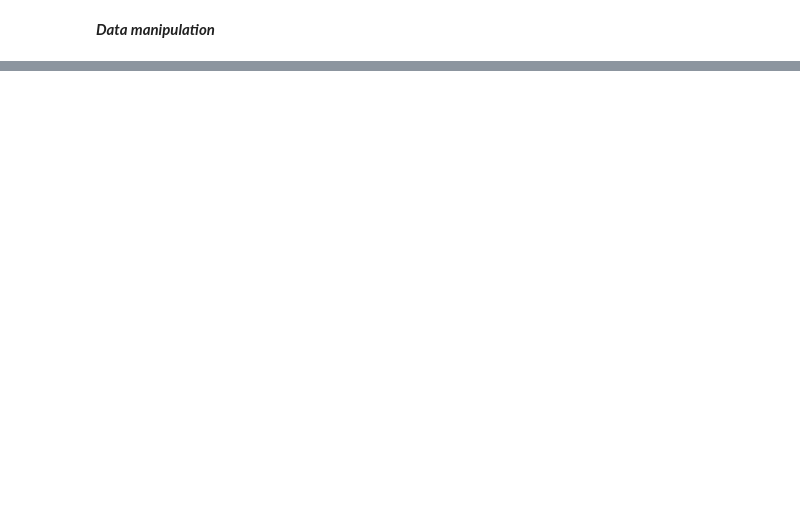
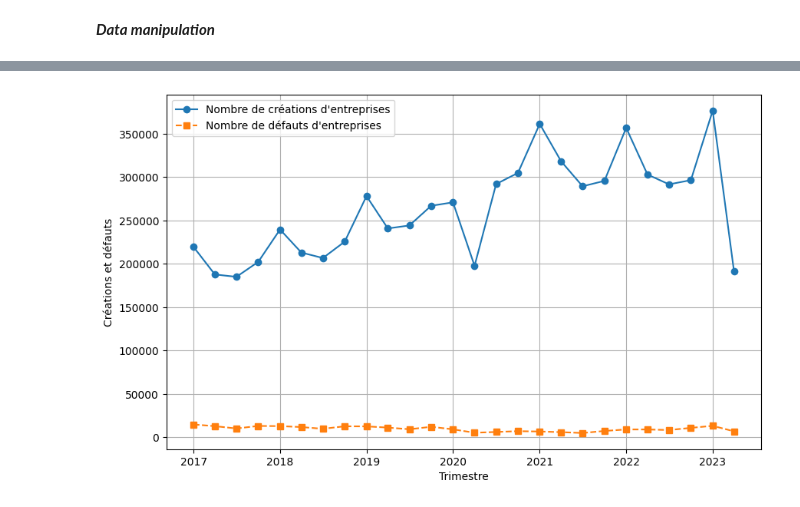
Before and after one commit to SamyaAmernis/DRiM-Challenge, a Jupyter notebook: data.ipynb, the cells around one changed output, grey strips where cells are left out. Drawn from its saved outputs; the diff is of its cells as text; code cells hidden in the pictures; blank space fills up the shorter version.

```diff
--- a/data.ipynb
+++ b/data.ipynb
@@ -170,0 +204,15 @@ plt.show()
+# %%
+fig, ax = plt.subplots(figsize=(10, 6))
+plt.plot(trimestre_creation['Date'], trimestre_creation['nombre_creation'], label="Nombre de créations d'entreprises", marker='o', linestyle='-')
+ax.plot(trimestre_defaut['Date'], trimestre_defaut['nombre_defaut'], label="Nombre de défauts d'entreprises", marker='s', linestyle='--')
+
+# Ajoutez des étiquettes d'axe et une légende
+ax.set_xlabel('Trimestre')
+ax.set_ylabel('Créations et défauts')
+ax.legend()
+
+# Affichez le graphique
+plt.grid(True)
+plt.show()
+# %% [output]
+[figure, added]
```
Also changed, not shown: parts of 10 cells of this notebook.
